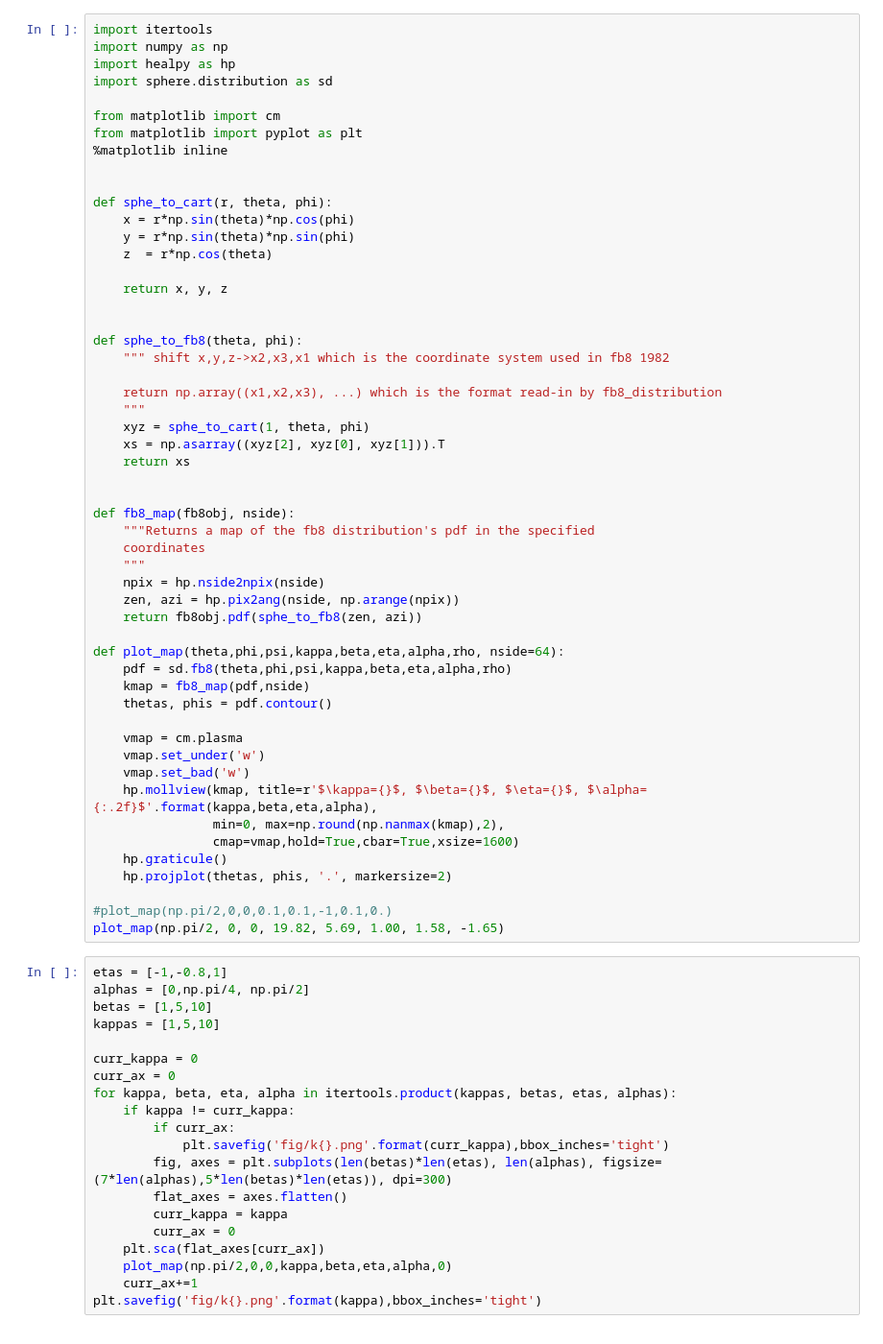
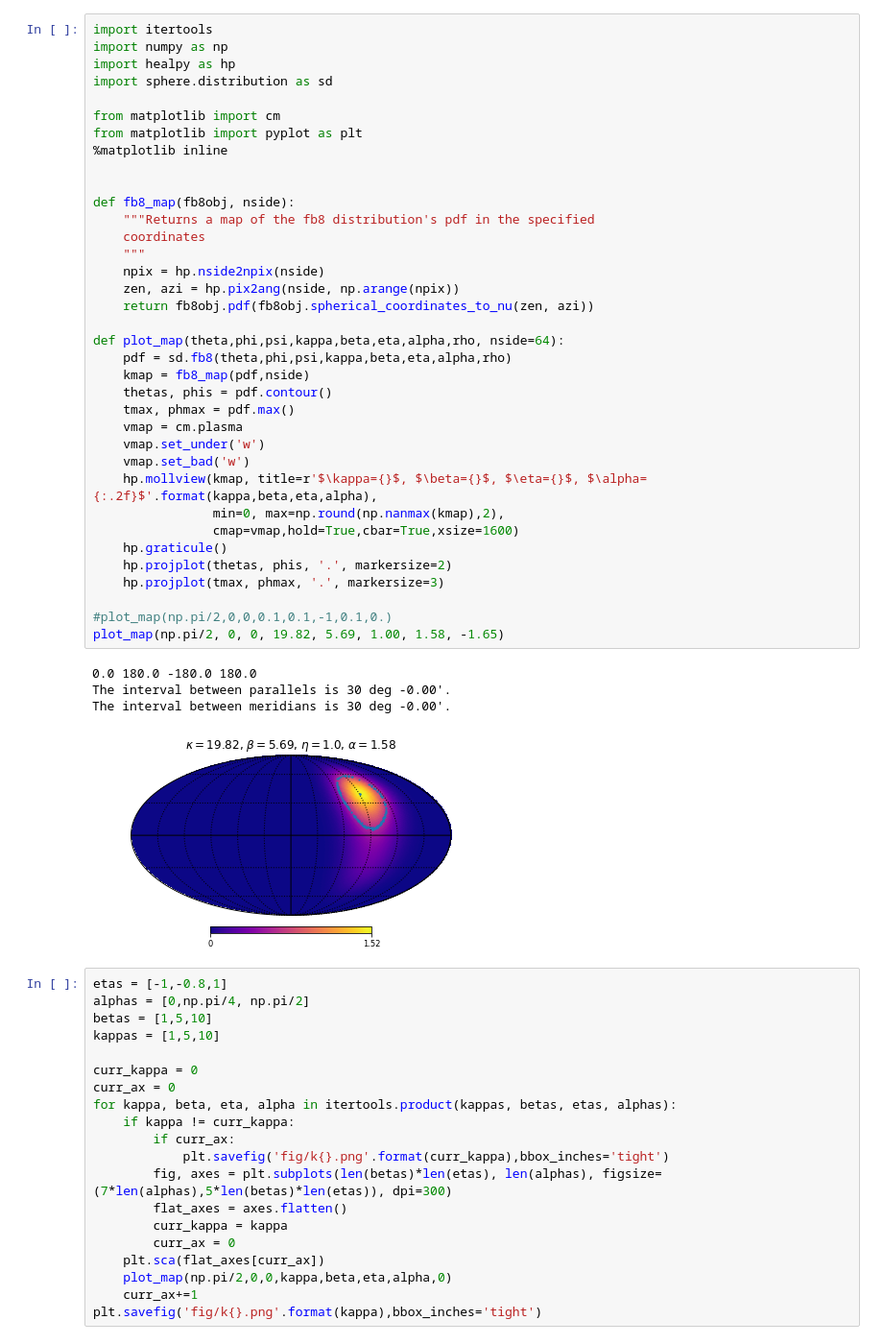
Before and after one commit to tianluyuan/sphere, a Jupyter notebook: maps.ipynb, the cells around one changed output. Shown at 96% size. Drawn from its saved outputs; the diff is of its cells as text.

```diff
--- a/maps.ipynb
+++ b/maps.ipynb
@@ -4,53 +4,41 @@ import numpy as np
 import healpy as hp
 import sphere.distribution as sd
 
 from matplotlib import cm
 from matplotlib import pyplot as plt
 %matplotlib inline
 
 
-def sphe_to_cart(r, theta, phi):
-    x = r*np.sin(theta)*np.cos(phi)
-    y = r*np.sin(theta)*np.sin(phi)
-    z  = r*np.cos(theta)
-
-    return x, y, z
-
-
-def sphe_to_fb8(theta, phi):
-    """ shift x,y,z->x2,x3,x1 which is the coordinate system used in fb8 1982
-
-    return np.array((x1,x2,x3), ...) which is the format read-in by fb8_distribution
-    """
-    xyz = sphe_to_cart(1, theta, phi)
-    xs = np.asarray((xyz[2], xyz[0], xyz[1])).T
-    return xs
-
-
 def fb8_map(fb8obj, nside):
     """Returns a map of the fb8 distribution's pdf in the specified
     coordinates
     """
     npix = hp.nside2npix(nside)
     zen, azi = hp.pix2ang(nside, np.arange(npix))
-    return fb8obj.pdf(sphe_to_fb8(zen, azi))
+    return fb8obj.pdf(fb8obj.spherical_coordinates_to_nu(zen, azi))
 
 def plot_map(theta,phi,psi,kappa,beta,eta,alpha,rho, nside=64):
     pdf = sd.fb8(theta,phi,psi,kappa,beta,eta,alpha,rho)
     kmap = fb8_map(pdf,nside)
     thetas, phis = pdf.contour()
-
+    tmax, phmax = pdf.max()
     vmap = cm.plasma
     vmap.set_under('w')
     vmap.set_bad('w')
     hp.mollview(kmap, title=r'$\kappa={}$, $\beta={}$, $\eta={}$, $\alpha={:.2f}$'.format(kappa,beta,eta,alpha),
                 min=0, max=np.round(np.nanmax(kmap),2),
                 cmap=vmap,hold=True,cbar=True,xsize=1600)
     hp.graticule()
     hp.projplot(thetas, phis, '.', markersize=2)
+    hp.projplot(tmax, phmax, '.', markersize=3)
 
 #plot_map(np.pi/2,0,0,0.1,0.1,-1,0.1,0.)
 plot_map(np.pi/2, 0, 0, 19.82, 5.69, 1.00, 1.58, -1.65)
+# %% [output]
+0.0 180.0 -180.0 180.0
+The interval between parallels is 30 deg -0.00'.
+The interval between meridians is 30 deg -0.00'.
+[figure, added]
 # %%
 etas = [-1,-0.8,1]
 alphas = [0,np.pi/4, np.pi/2]
```
